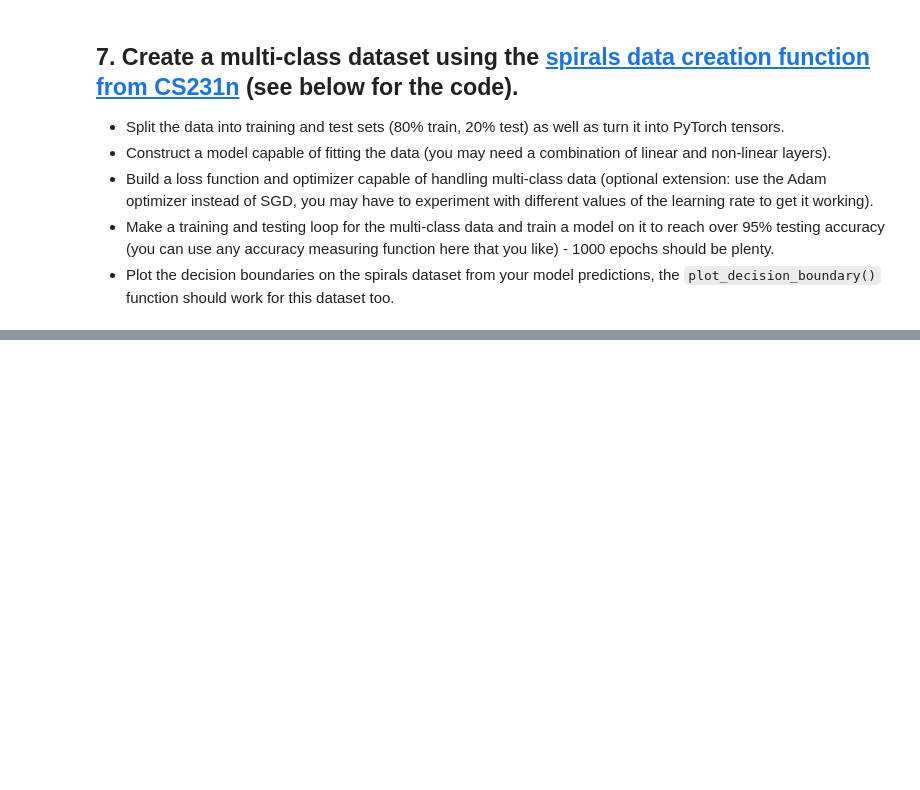
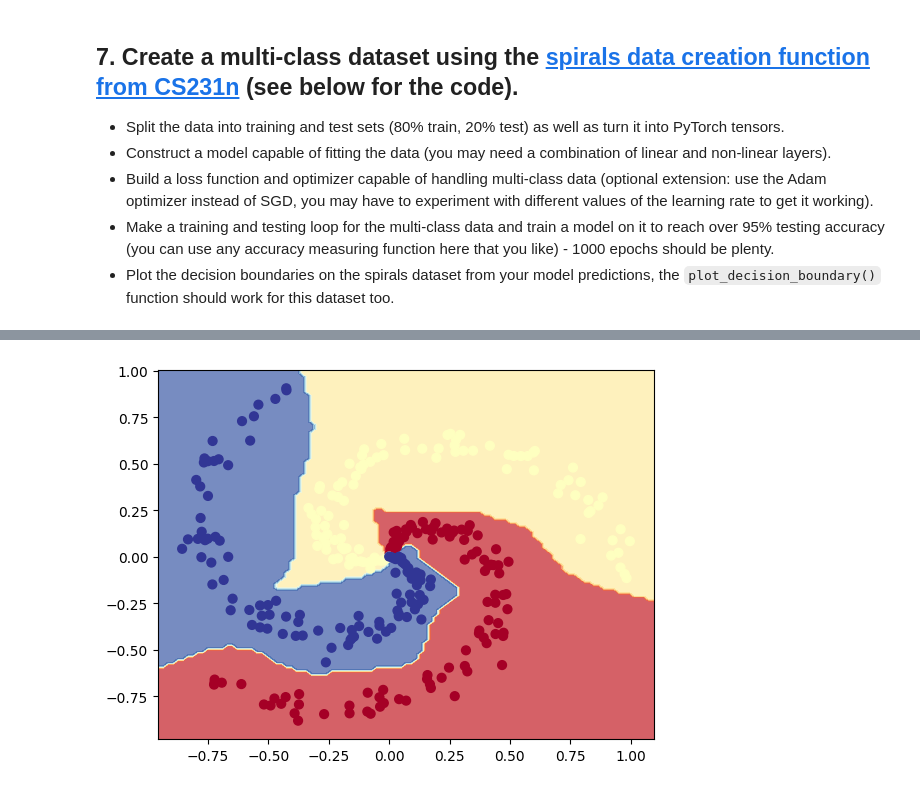
Before and after one commit to merstella/learn_pytorch, a Jupyter notebook: extras/exercises/02_pytorch_classification_exercises.ipynb, the cells around one changed output, grey strips where cells are left out. Saved outputs shown, nothing was run; the diff lists cells and outputs as text; code cells hidden in the pictures; blank space fills up the shorter version.

```diff
--- a/extras/exercises/02_pytorch_classification_exercises.ipynb
+++ b/extras/exercises/02_pytorch_classification_exercises.ipynb
@@ -258,0 +383,3 @@ from torchmetrics import Accuracy
+# %%
+X_train, X_test, y_train, y_test = train_test_split(X, y, test_size=0.2, random_state=RANDOM_SEED)
+X_train.shape, X_test.shape, y_train.shape, y_test.shape
@@ -285,35 +442,41 @@ Pred labels:
 # %%
 # Setup loss function and optimizer
-# loss_fn =
-# optimizer =
+loss_fn = nn.CrossEntropyLoss()
+optimizer = torch.optim.Adam(params = model_2.parameters(), lr = 0.1)
 # %%
 # Build a training loop for the model
-
+torch.manual_seed(RANDOM_SEED)
+epochs = 1000
 # Loop over data
-
-
+for epoch in range(epochs):
   ## Training
-
+  model_2.train()
   # 1. Forward pass
-
-
+  y_logits = model_2(X_train.to(device))
+  y_pred_labels = torch.argmax(torch.softmax(y_logits, dim=1), dim=1)
   # 2. Calculate the loss
-
+  loss = loss_fn(y_logits, y_train.to(device))
+  # 3. Calculate the accuracy
+  acc = acc_fn(y_pred_labels, y_train.to(device))
 
   # 3. Optimizer zero grad
-
+  optimizer.zero_grad()
 
   # 4. Loss backward
-
+  loss.backward()
 
   # 5. Optimizer step
-
+  optimizer.step()
 
   ## Testing
-
-
+  model_2.eval()
+  with torch.inference_mode():
     # 1. Forward pass
-
+    test_logits = model_2(X_test.to(device))
+    test_pred_labels = torch.argmax(torch.softmax(test_logits, dim=1), dim=1)
     # 2. Caculate loss and acc
-
+    test_loss = loss_fn(test_logits, y_test.to(device))
+    test_acc = acc_fn(test_pred_labels, y_test.to(device))
   # Print out what's happening every 100 epochs
+  if (epoch % 100 == 0):
+    print(f"Epoch: {epoch} | Loss: {loss:.5f}, Acc: {acc*100}% | Test loss: {test_loss:.5f}, Test acc: {test_acc*100}%")
@@ -320,2 +494,5 @@ Pred labels:
 # %%
 # Plot decision boundaries for training and test sets
+plot_decision_boundary(model_2, X, y)
+# %% [output]
+[figure, added]
```
Also changed, not shown: parts of 20 cells of this notebook.
